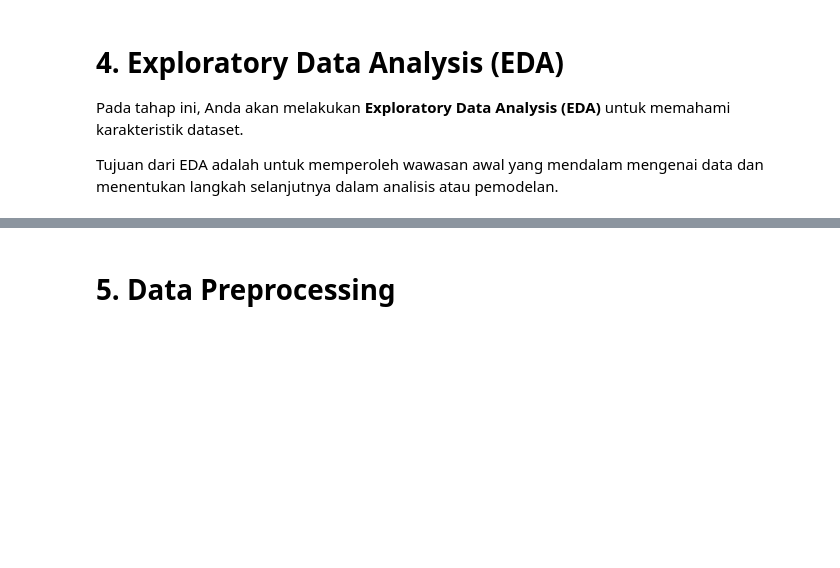
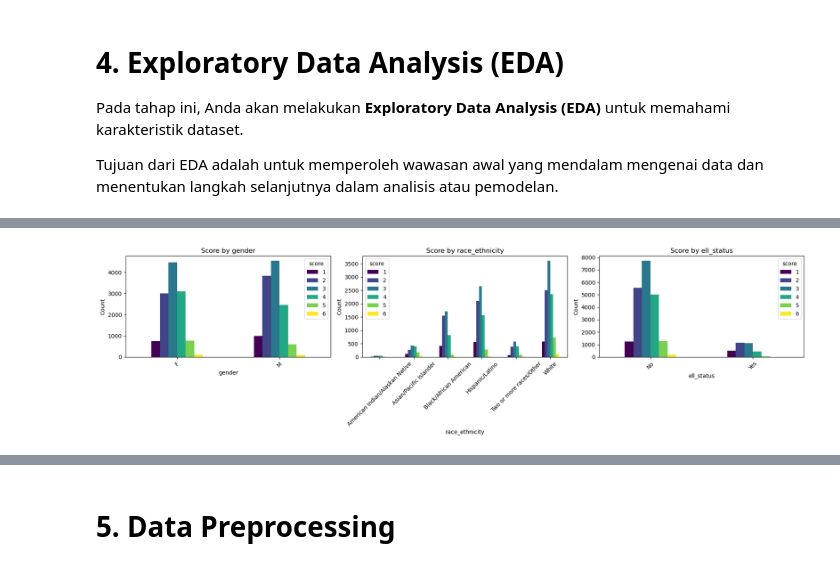
Before and after one commit to andrisptra/Eksperimen_SML_Andri_Kelana_Saputra, a Jupyter notebook: preprocessing/Eksperimen_Andri_Kelana_Saputra.ipynb, the cells around one changed output, grey strips where cells are left out. Cells and saved outputs as stored; diff of their text form; code cells hidden in the pictures; blank space fills up the shorter version.

```diff
--- a/preprocessing/Eksperimen_Andri_Kelana_Saputra.ipynb
+++ b/preprocessing/Eksperimen_Andri_Kelana_Saputra.ipynb
@@ -96,0 +186,18 @@ Tujuan dari EDA adalah untuk memperoleh wawasan awal yang mendalam mengenai data
+# %%
+# --- 3.5 Distribution by Demographic Features ---
+fig, axes = plt.subplots(1, 3, figsize=(18, 5))
+
+demo_cols = ['gender', 'race_ethnicity', 'ell_status']
+for i, col in enumerate(demo_cols):
+    score_demo = df.groupby([col, 'score']).size().unstack(fill_value=0)
+    score_demo.plot(kind='bar', ax=axes[i], colormap='viridis')
+    axes[i].set_title(f'Score by {col}')
+    axes[i].set_xlabel(col)
+    axes[i].set_ylabel('Count')
+    axes[i].tick_params(axis='x', rotation=45)
+
+plt.tight_layout()
+plt.savefig('eda_demographic_distribution.png', dpi=100)
+plt.show()
+# %% [output]
+[figure, added]
```
Also changed, not shown: parts of 14 cells of this notebook, 1 other file.
